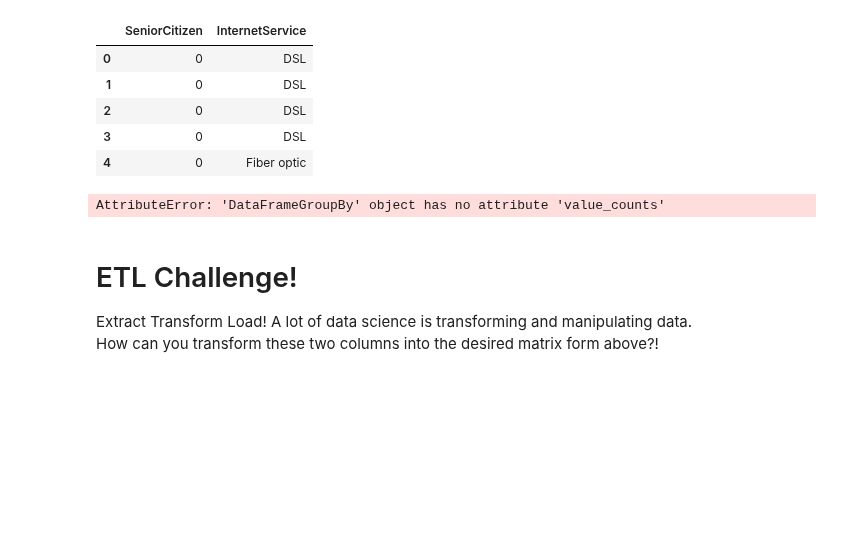
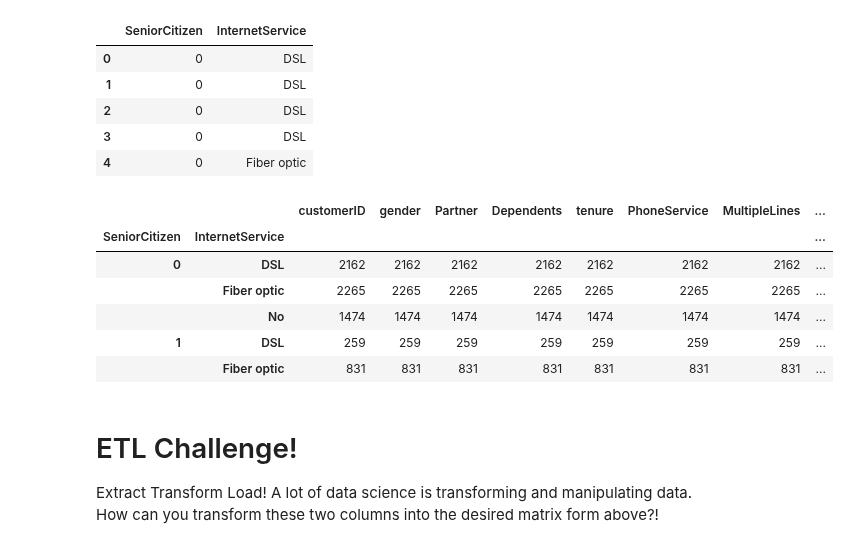
Before and after one commit to JC-B/ds-categorical-vars-heatmap-qa-internal, a Jupyter notebook: index.ipynb, the cells around one changed output. Saved outputs shown, nothing was run; the diff lists cells and outputs as text; code cells hidden in the pictures; blank space fills up the shorter version.

```diff
--- a/index.ipynb
+++ b/index.ipynb
@@ -92,10 +92,16 @@ df[['SeniorCitizen', 'InternetService']].head()
 | 4 | 0 | Fiber optic |
 # %%
 # A sample groupby similar to above.
-grouped = df.groupby(['SeniorCitizen', 'InternetService']).value_counts()
+grouped = df.groupby(['SeniorCitizen', 'InternetService']).count()
 grouped.head()
 # %% [output]
-AttributeError: 'DataFrameGroupBy' object has no attribute 'value_counts'
+|  |  | customerID | gender | Partner | Dependents | tenure | PhoneService | MultipleLines | ... |
+| SeniorCitizen | InternetService |  |  |  |  |  |  |  | ... |
+| 0 | DSL | 2162 | 2162 | 2162 | 2162 | 2162 | 2162 | 2162 | ... |
+|  | Fiber optic | 2265 | 2265 | 2265 | 2265 | 2265 | 2265 | 2265 | ... |
+|  | No | 1474 | 1474 | 1474 | 1474 | 1474 | 1474 | 1474 | ... |
+| 1 | DSL | 259 | 259 | 259 | 259 | 259 | 259 | 259 | ... |
+|  | Fiber optic | 831 | 831 | 831 | 831 | 831 | 831 | 831 | ... |
 # %% [markdown]
 # ETL Challenge!
 Extract Transform Load! A lot of data science is transforming and manipulating data.
```
